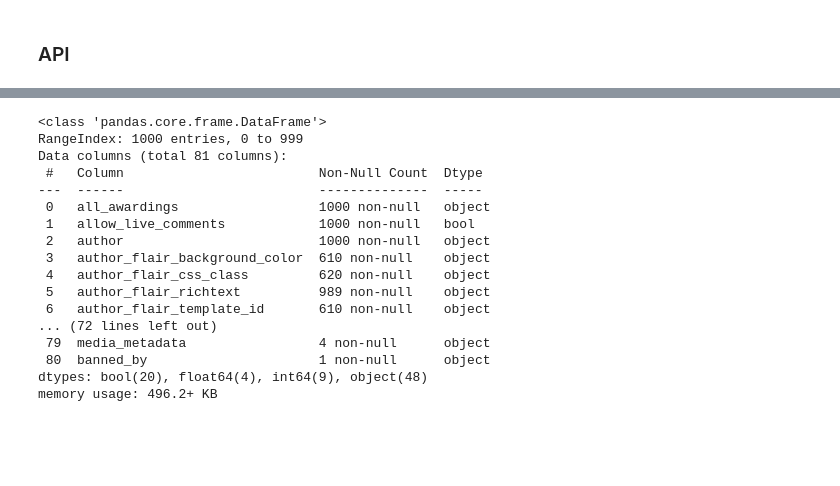
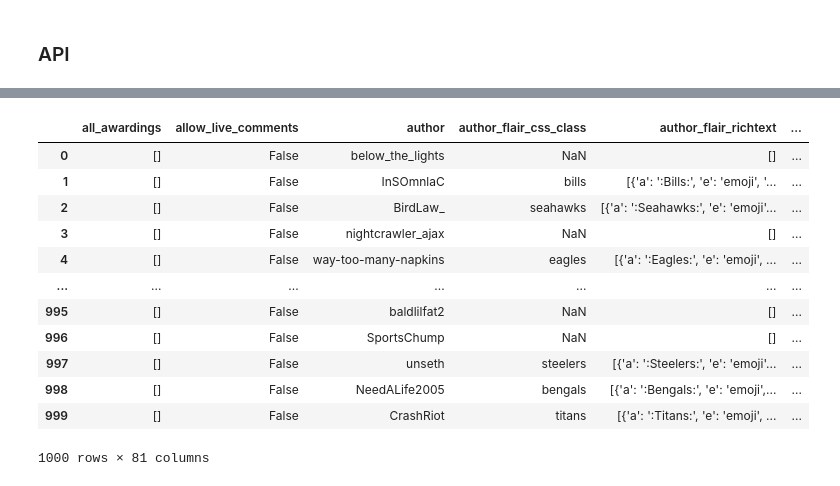
Before and after one commit to anthonyzurke/project-3, a Jupyter notebook: code/API Scrape.ipynb, the cells around one changed output, grey strips where cells are left out. Saved outputs shown, nothing was run; the diff lists cells and outputs as text; code cells hidden in the pictures; blank space fills up the shorter version.

```diff
--- a/code/API Scrape.ipynb
+++ b/code/API Scrape.ipynb
@@ -58,21 +72,17 @@ memory usage: 504.0+ KB
 # %%
-df_nfl = pd.read_csv('datasets/subreddit_nfl')
-df_nfl.info()
+df_nfl = pd.read_csv('../datasets/subreddit_nfl')
+df_nfl.drop_duplicates()
 # %% [output]
+|  | all_awardings | allow_live_comments | author | author_flair_css_class | author_flair_richtext | ... |
+| 0 | [] | False | below_the_lights | NaN | [] | ... |
+| 1 | [] | False | InSOmnlaC | bills | [{'a': ':Bills:', 'e': 'emoji', '... | ... |
+| 2 | [] | False | BirdLaw_ | seahawks | [{'a': ':Seahawks:', 'e': 'emoji'... | ... |
+| 3 | [] | False | nightcrawler_ajax | NaN | [] | ... |
+| 4 | [] | False | way-too-many-napkins | eagles | [{'a': ':Eagles:', 'e': 'emoji', ... | ... |
+| ... | ... | ... | ... | ... | ... | ... |
+| 995 | [] | False | baldlilfat2 | NaN | [] | ... |
+| 996 | [] | False | SportsChump | NaN | [] | ... |
+| 997 | [] | False | unseth | steelers | [{'a': ':Steelers:', 'e': 'emoji'... | ... |
+| 998 | [] | False | NeedALife2005 | bengals | [{'a': ':Bengals:', 'e': 'emoji',... | ... |
+| 999 | [] | False | CrashRiot | titans | [{'a': ':Titans:', 'e': 'emoji', ... | ... |
-<class 'pandas.core.frame.DataFrame'>
-RangeIndex: 1000 entries, 0 to 999
-Data columns (total 81 columns):
- #   Column                         Non-Null Count  Dtype
----  ------                         --------------  -----
- 0   all_awardings                  1000 non-null   object
- 1   allow_live_comments            1000 non-null   bool
- 2   author                         1000 non-null   object
- 3   author_flair_background_color  610 non-null    object
- 4   author_flair_css_class         620 non-null    object
- 5   author_flair_richtext          989 non-null    object
- 6   author_flair_template_id       610 non-null    object
-... (72 lines left out)
- 79  media_metadata                 4 non-null      object
- 80  banned_by                      1 non-null      object
-dtypes: bool(20), float64(4), int64(9), object(48)
-memory usage: 496.2+ KB
+1000 rows × 81 columns
```
Also changed, not shown: parts of 6 cells of this notebook, 2 other files.
